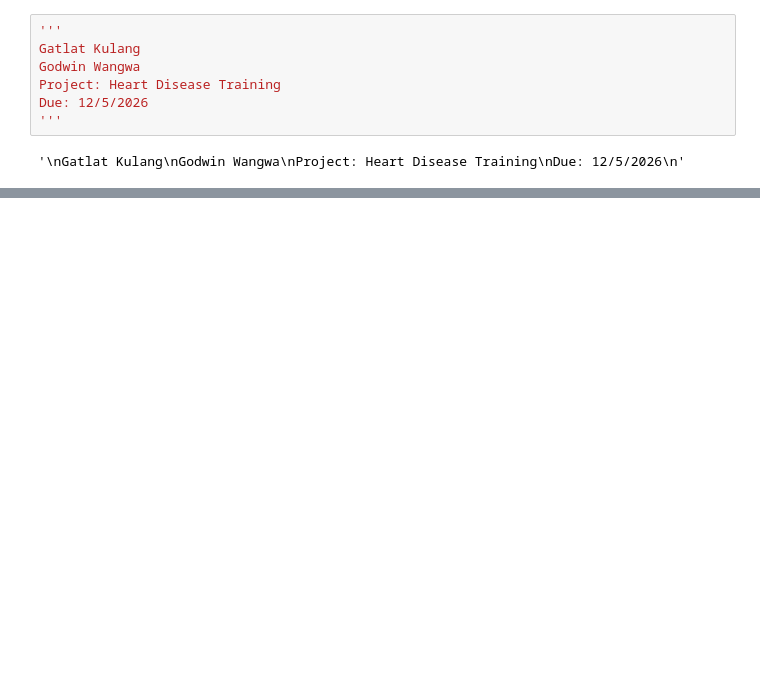
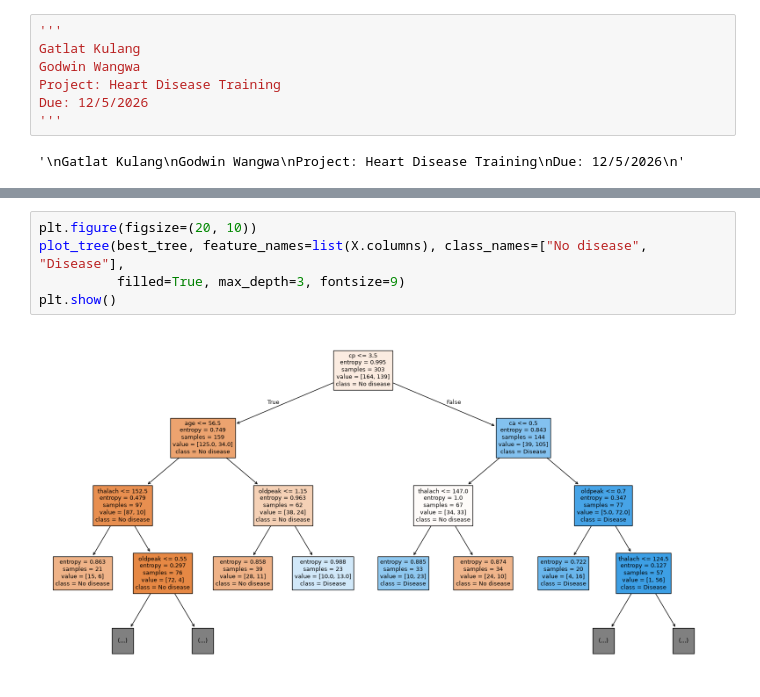
Before and after one commit to Gatlat97/Cardio-Scope, a Jupyter notebook: notebooks/Heart_disease_training.ipynb, the cells around one changed output, grey strips where cells are left out. Cells and saved outputs as stored; diff of their text form; blank space fills up the shorter version.

```diff
--- a/notebooks/Heart_disease_training.ipynb
+++ b/notebooks/Heart_disease_training.ipynb
@@ -86,0 +91,7 @@ print(myTree.feature_importances_)
+# %%
+plt.figure(figsize=(20, 10))
+plot_tree(best_tree, feature_names=list(X.columns), class_names=["No disease", "Disease"],
+          filled=True, max_depth=3, fontsize=9)
+plt.show()
+# %% [output]
+[figure, added]
```
Also changed, not shown: parts of 24 cells of this notebook, 2 other files.
